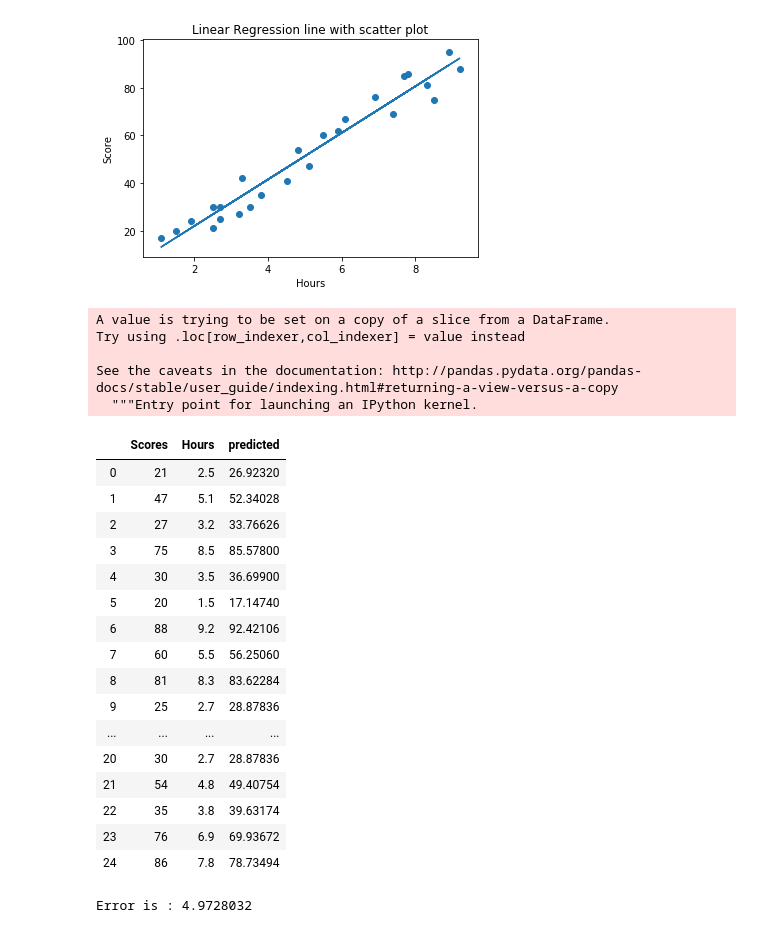
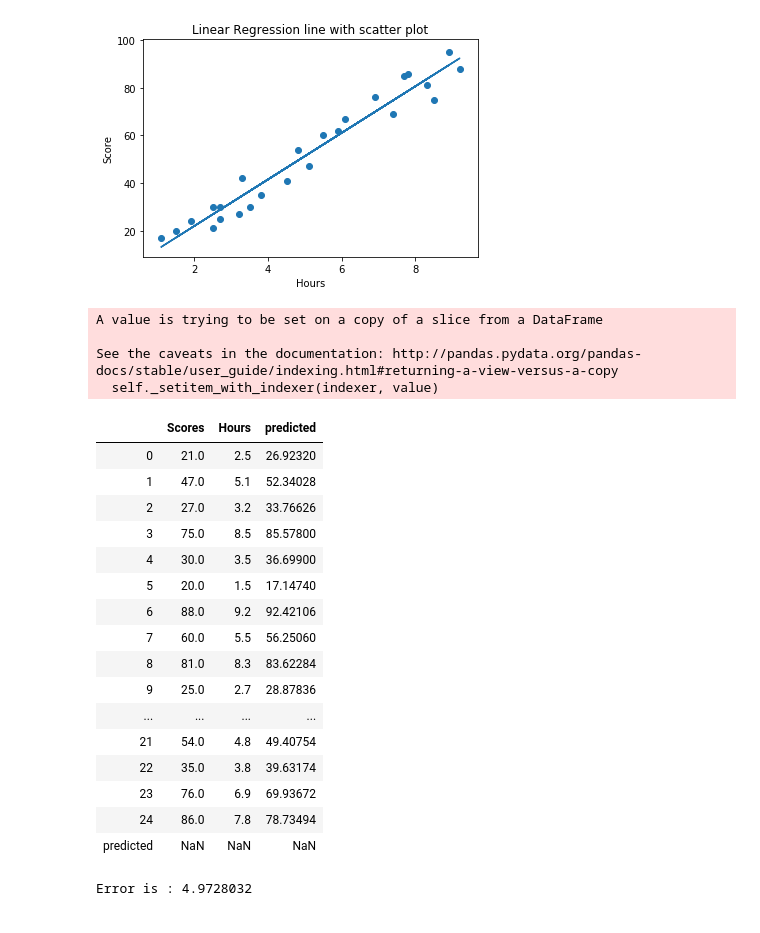
Before and after one commit to Ag01000/GRIP--Task2, a Jupyter notebook: The Spark Foundation (GRIP)- Task 2- To explore supervised machine learning.ipynb, the cells around one changed output. Drawn from its saved outputs; the diff is of its cells as text; code cells hidden in the pictures.

```diff
--- a/The Spark Foundation (GRIP)- Task 2- To explore supervised machine learning.ipynb
+++ b/The Spark Foundation (GRIP)- Task 2- To explore supervised machine learning.ipynb
@@ -211,33 +218,32 @@ plt.show()
 # %%
 df3= data[["Scores","Hours"]]
 # %%
-df3["predicted"]= 2.4837 +(9.7758)*data["Hours"]
+df3.loc["predicted"]= 2.4837 +(9.7758)*data["Hours"]
 # %% [output]
-A value is trying to be set on a copy of a slice from a DataFrame.
-Try using .loc[row_indexer,col_indexer] = value instead
+A value is trying to be set on a copy of a slice from a DataFrame
 
 See the caveats in the documentation: http://pandas.pydata.org/pandas-docs/stable/user_guide/indexing.html#returning-a-view-versus-a-copy
-  """Entry point for launching an IPython kernel.
+  self._setitem_with_indexer(indexer, value)
-# %%
-df3.drop("Ab",axis=1)
-# %% [output]
-|  | Scores | Hours | predicted |
-| 0 | 21 | 2.5 | 26.92320 |
-| 1 | 47 | 5.1 | 52.34028 |
-| 2 | 27 | 3.2 | 33.76626 |
-| 3 | 75 | 8.5 | 85.57800 |
-| 4 | 30 | 3.5 | 36.69900 |
-| 5 | 20 | 1.5 | 17.14740 |
-| 6 | 88 | 9.2 | 92.42106 |
-| 7 | 60 | 5.5 | 56.25060 |
-| 8 | 81 | 8.3 | 83.62284 |
-| 9 | 25 | 2.7 | 28.87836 |
-| ... | ... | ... | ... |
-| 20 | 30 | 2.7 | 28.87836 |
-| 21 | 54 | 4.8 | 49.40754 |
-| 22 | 35 | 3.8 | 39.63174 |
-| 23 | 76 | 6.9 | 69.93672 |
-| 24 | 86 | 7.8 | 78.73494 |
+# %%
+df3
+# %% [output]
+|  | Scores | Hours | predicted |
+| 0 | 21.0 | 2.5 | 26.92320 |
+| 1 | 47.0 | 5.1 | 52.34028 |
+| 2 | 27.0 | 3.2 | 33.76626 |
+| 3 | 75.0 | 8.5 | 85.57800 |
+| 4 | 30.0 | 3.5 | 36.69900 |
+| 5 | 20.0 | 1.5 | 17.14740 |
+| 6 | 88.0 | 9.2 | 92.42106 |
+| 7 | 60.0 | 5.5 | 56.25060 |
+| 8 | 81.0 | 8.3 | 83.62284 |
+| 9 | 25.0 | 2.7 | 28.87836 |
+| ... | ... | ... | ... |
+| 21 | 54.0 | 4.8 | 49.40754 |
+| 22 | 35.0 | 3.8 | 39.63174 |
+| 23 | 76.0 | 6.9 | 69.93672 |
+| 24 | 86.0 | 7.8 | 78.73494 |
+| predicted | NaN | NaN | NaN |
 # %%
 #Check the error of predicted value
 from sklearn import metrics
```
Also changed, not shown: parts of 7 cells of this notebook.
